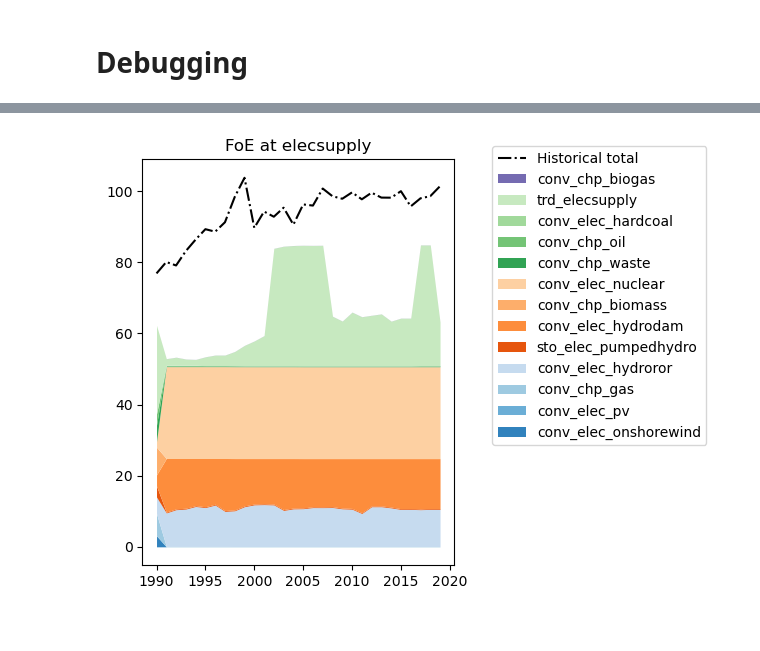
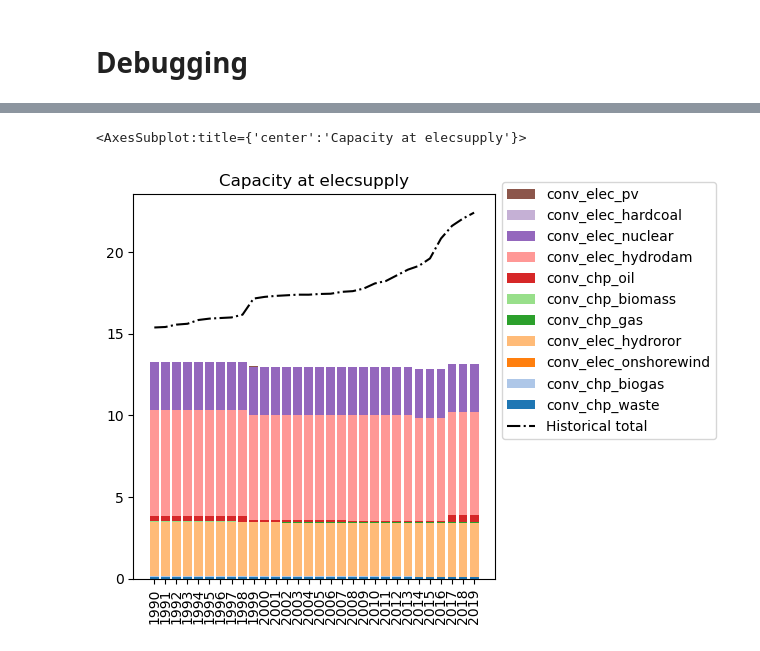
Before and after one commit to irm-codebase/RESTORE, a Jupyter notebook: restore_v1.ipynb, the cells around one changed output, grey strips where cells are left out. Drawn from its saved outputs; the diff is of its cells as text; code cells hidden in the pictures.

Commit message:
Added capacity printing functionality

```diff
--- a/restore_v1.ipynb
+++ b/restore_v1.ipynb
@@ -675,4 +717,6 @@ Solution:
 # %%
-axis = restore_plots.plot_fout(model, data_handler, "elecsupply")
+# Outflow
+restore_plots.plot_fout_ctot(model, data_handler, "elecsupply")
 # %% [output]
+<AxesSubplot:title={'center':'Capacity at elecsupply'}>
-[figure, old version]
+[figure, new version]
```
Also changed, not shown: parts of 8 cells of this notebook, 3 other files.
